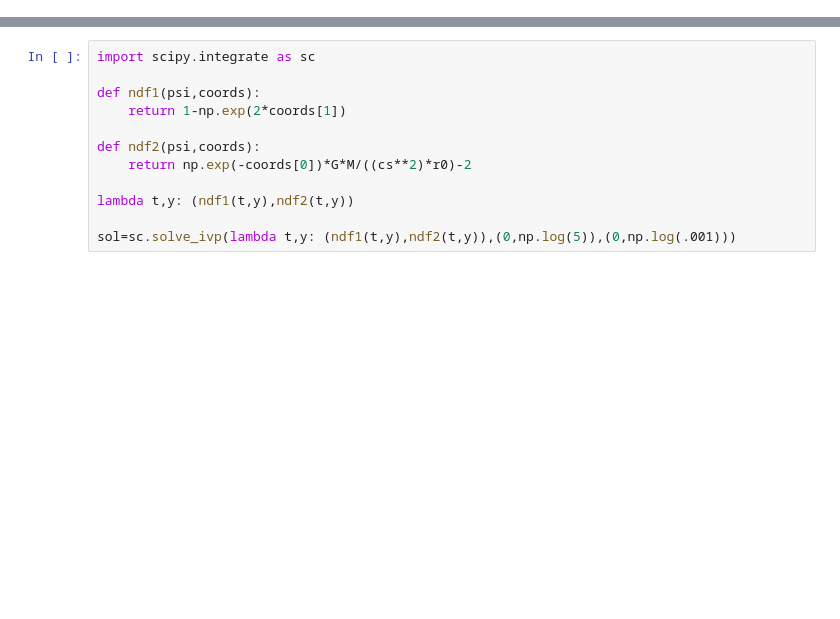
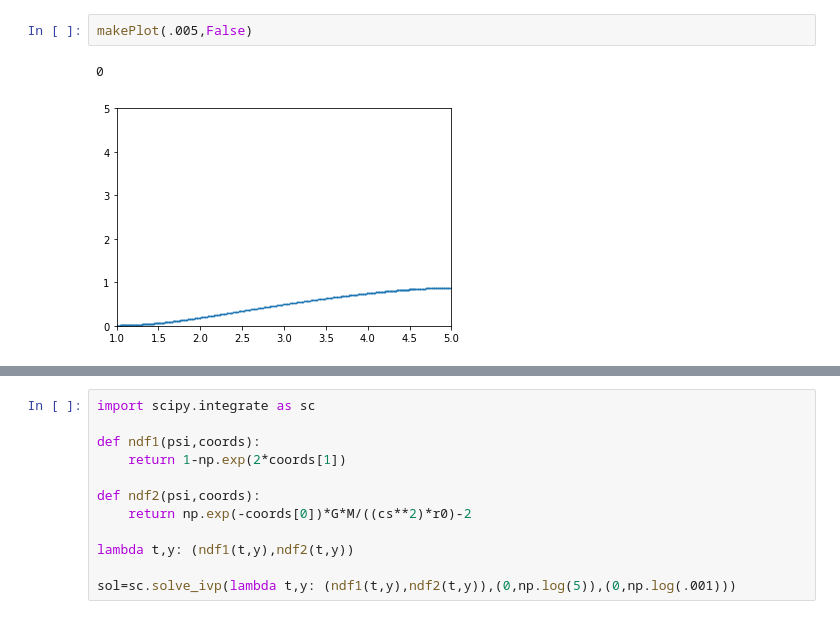
Before and after one commit to bnevs88/neutrino-winds, a Jupyter notebook: neutrino-winds/DE_Solver.ipynb, the cells around one changed output, grey strips where cells are left out. Cells and saved outputs as stored; diff of their text form; blank space fills up the shorter version.

```diff
--- a/neutrino-winds/DE_Solver.ipynb
+++ b/neutrino-winds/DE_Solver.ipynb
@@ -144,0 +243,5 @@ print(100*abs(np.linalg.norm((np.array([-0.46618877,1.57632707])-np.array([-0.45
+# %%
+makePlot(.005,False)
+# %% [output]
+0
+[figure, added]
```
Also changed, not shown: parts of 9 cells of this notebook.
